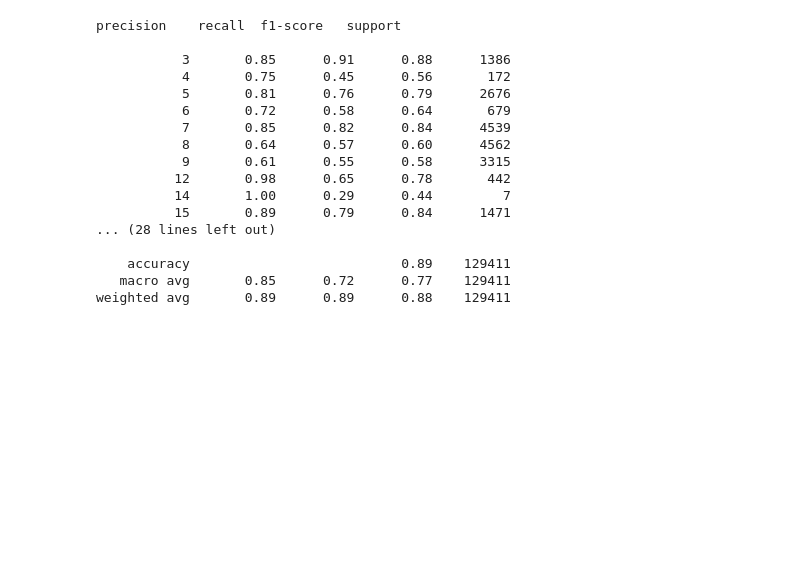
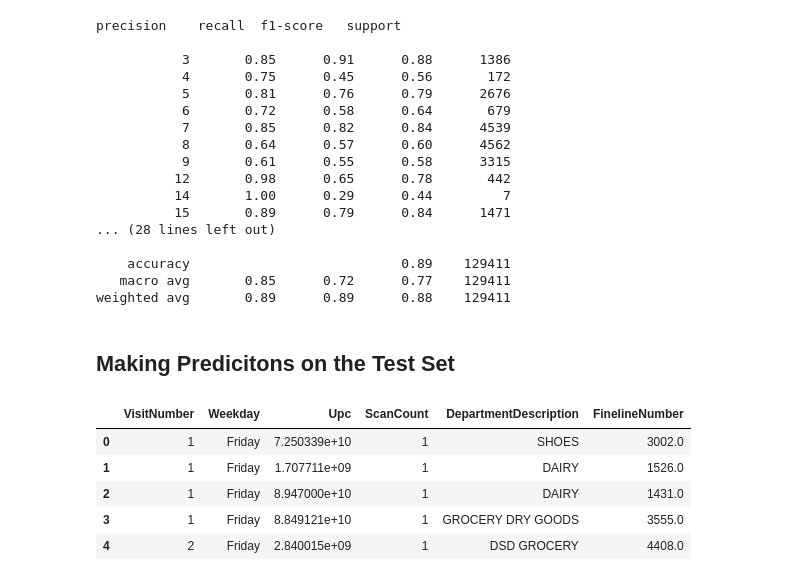
Before and after one commit to jordan-maulino/walmart_trip_prediction, a Jupyter notebook: walmart.ipynb, the cells around one changed output. Saved outputs shown, nothing was run; the diff lists cells and outputs as text; code cells hidden in the pictures; blank space fills up the shorter version.

```diff
--- a/walmart.ipynb
+++ b/walmart.ipynb
@@ -423,3 +423,5 @@ precision    recall  f1-score   support
     accuracy                           0.89    129411
    macro avg       0.85      0.72      0.77    129411
 weighted avg       0.89      0.89      0.88    129411
+# %% [markdown]
+## Making Predicitons on the Test Set
@@ -425,0 +430,9 @@ weighted avg       0.89      0.89      0.88    129411
+# %%
+walmart_test.head()
+# %% [output]
+|  | VisitNumber | Weekday | Upc | ScanCount | DepartmentDescription | FinelineNumber |
+| 0 | 1 | Friday | 7.250339e+10 | 1 | SHOES | 3002.0 |
+| 1 | 1 | Friday | 1.707711e+09 | 1 | DAIRY | 1526.0 |
+| 2 | 1 | Friday | 8.947000e+10 | 1 | DAIRY | 1431.0 |
+| 3 | 1 | Friday | 8.849121e+10 | 1 | GROCERY DRY GOODS | 3555.0 |
+| 4 | 2 | Friday | 2.840015e+09 | 1 | DSD GROCERY | 4408.0 |
```
Also changed, not shown: parts of 6 cells of this notebook.
